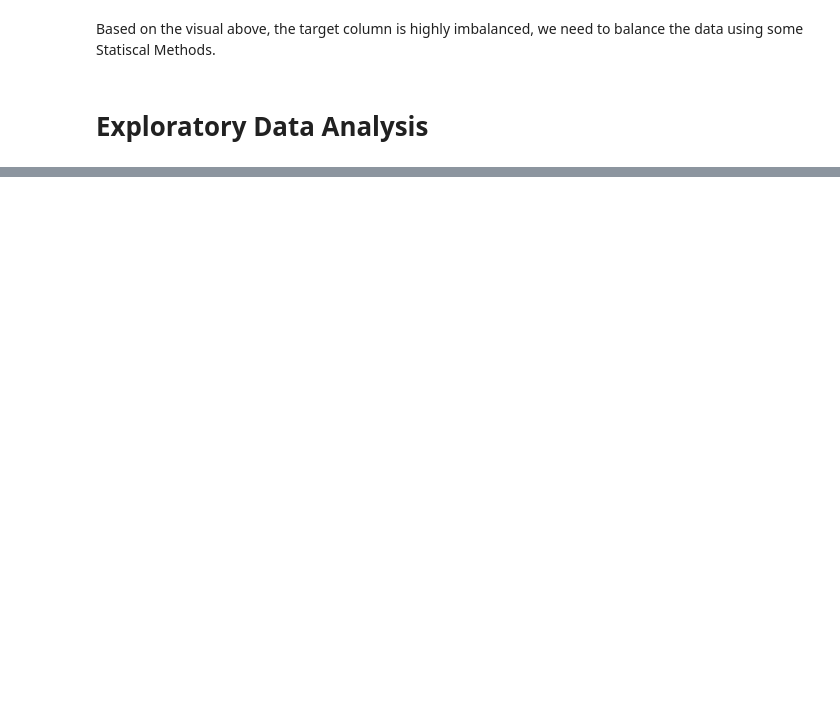
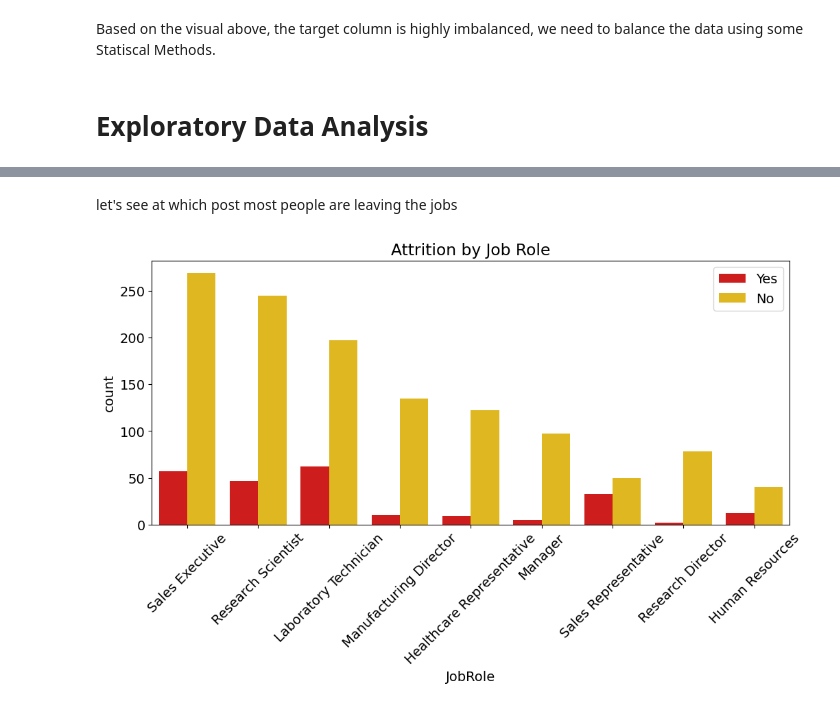
Before and after one commit to kalzumaki/attrition-hr-data-analytics, a Jupyter notebook: teamOne.ipynb, the cells around one changed output, grey strips where cells are left out. Cells and saved outputs as stored; diff of their text form; code cells hidden in the pictures; blank space fills up the shorter version.

```diff
--- a/teamOne.ipynb
+++ b/teamOne.ipynb
@@ -240,0 +237,11 @@ df
+# %% [markdown]
+let's see at which post most people are leaving the jobs
+# %%
+plt.figure(figsize=(12,5))
+sns.countplot(x='JobRole',hue='Attrition', data=df, palette='hot')
+plt.title("Attrition by Job Role")
+plt.legend(loc='best')
+plt.xticks(rotation=45)
+plt.show()
+# %% [output]
+[figure, added]
```
Also changed, not shown: parts of 26 cells of this notebook.
